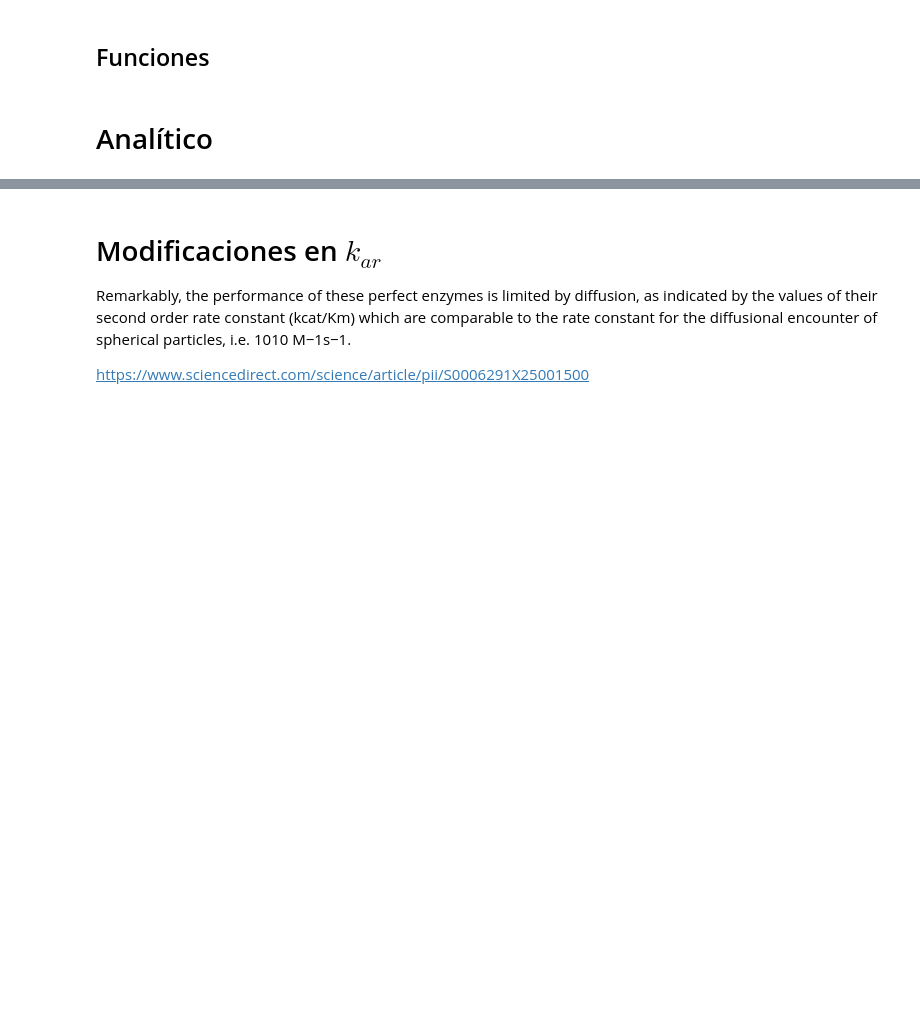
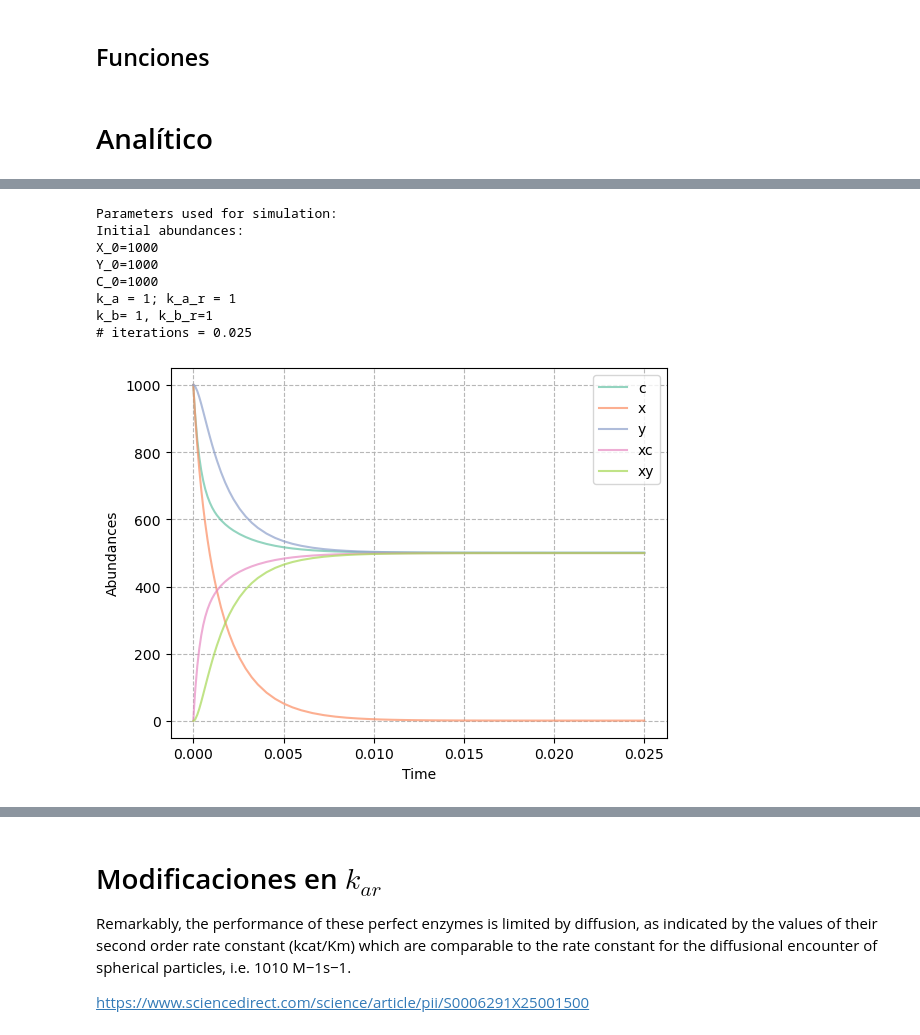
Before and after one commit to CAB-GCA/catalytic_world, a Jupyter notebook: notebooks/XYC_graphs.ipynb, the cells around one changed output, grey strips where cells are left out. Saved outputs shown, nothing was run; the diff lists cells and outputs as text; code cells hidden in the pictures; blank space fills up the shorter version.

```diff
--- a/notebooks/XYC_graphs.ipynb
+++ b/notebooks/XYC_graphs.ipynb
@@ -268,3 +262,41 @@ k_b= 1, k_b_r=1
+# %%
+initial_c = [1000]*3+[0]*2
+k = [1]*4
+iterations = 0.025
+V = 1
+method = "Deterministic"
+abundances, times, V = chemistry(method, iterations, f, initial_c, k, V)
+
+plt.figure()
+colors = plt.get_cmap('Set2').colors
+plt.grid()
+
+for i in range(len(species)):
+    plt.plot(times, abundances[:, i], label=species[i], color=colors[i], alpha=0.7)
+
+plt.grid(True, linestyle='--', alpha=0.9)
+plt.xlabel("Time")
+plt.ylabel("Abundances")
+plt.legend()
+
+print(f"Parameters used for simulation:\n\
+Initial abundances:\nX_0={initial_c[1]}\nY_0={initial_c[2]}\n\
+C_0={initial_c[0]}\n\
+k_a = {k[0]}; k_a_r = {k[1]}\n\
+k_b= {k[2]}, k_b_r={k[3]}\n\
+# iterations = {iterations}")
+
+plt.show()
+# %% [output]
+Parameters used for simulation:
+Initial abundances:
+X_0=1000
+Y_0=1000
+C_0=1000
+k_a = 1; k_a_r = 1
+k_b= 1, k_b_r=1
+# iterations = 0.025
+[figure, added]
 # %%
 initial_c = [100]+[1000]*2+[0]*2
 k = [1]*4
```
Also changed, not shown: parts of 11 cells of this notebook, 6 other files.
